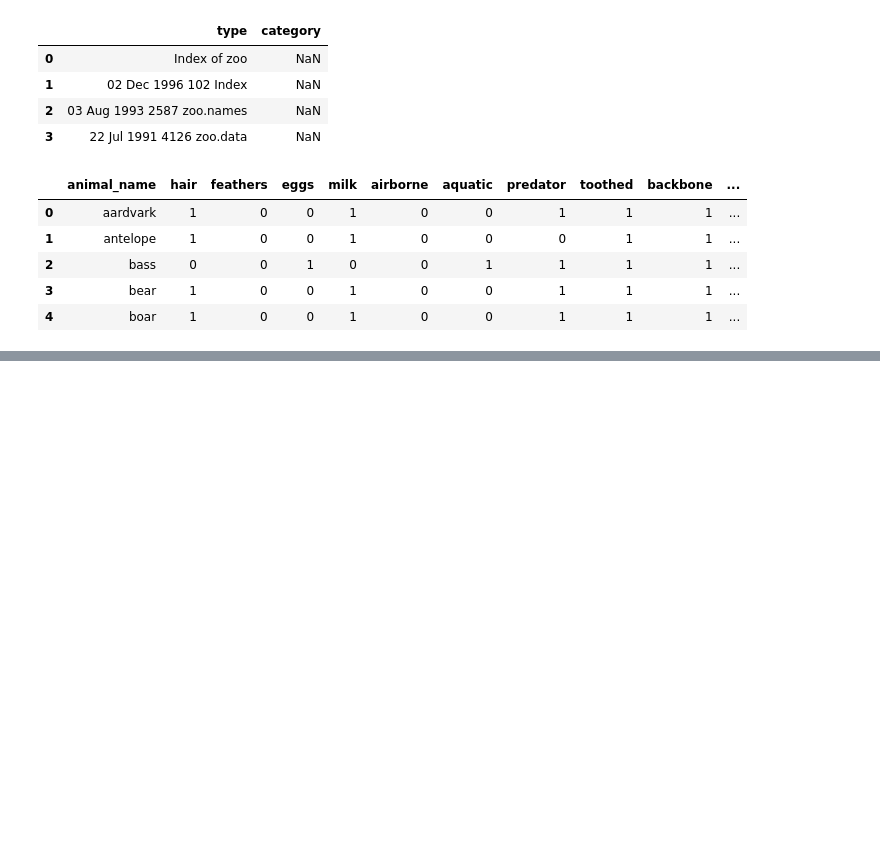
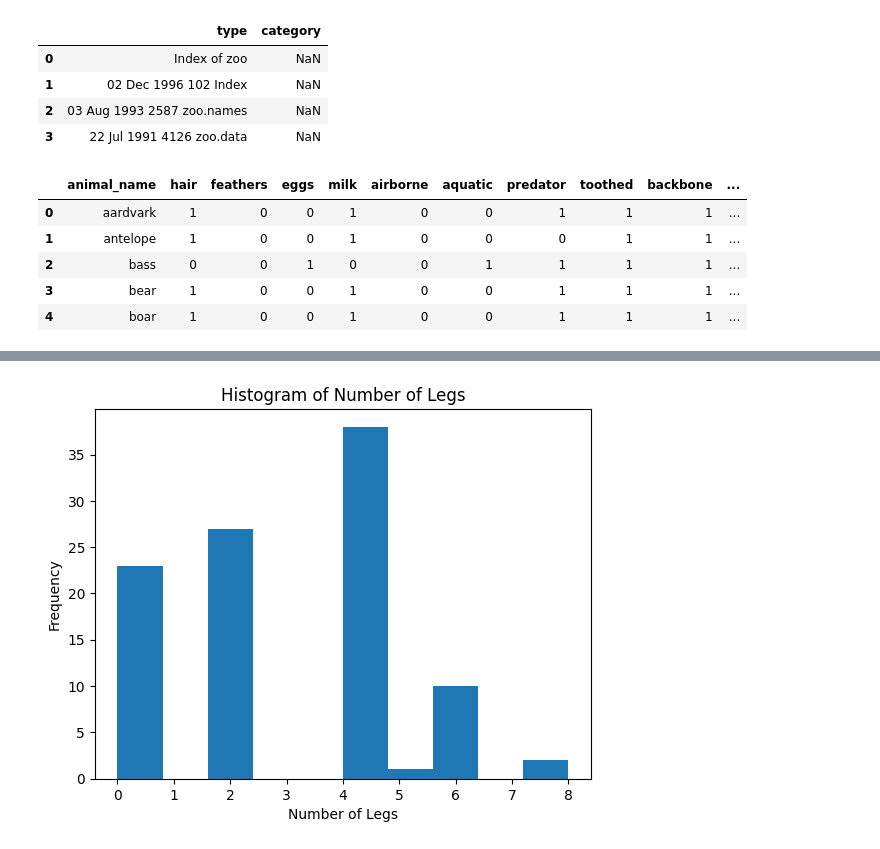
Before and after one commit to deekshasoota/ML-lab-project, a Jupyter notebook: basicdataanalysisusingnumpypandas.ipynb, the cells around one changed output, grey strips where cells are left out. Saved outputs shown, nothing was run; the diff lists cells and outputs as text; code cells hidden in the pictures; blank space fills up the shorter version.

```diff
--- a/basicdataanalysisusingnumpypandas.ipynb
+++ b/basicdataanalysisusingnumpypandas.ipynb
@@ -222,0 +337,8 @@ df.to_csv("zoo_cleaned.csv", index=False)
+# %%
+plt.hist(df["legs"])
+plt.title("Histogram of Number of Legs")
+plt.xlabel("Number of Legs")
+plt.ylabel("Frequency")
+plt.show()
+# %% [output]
+[figure, added]
```
Also changed, not shown: parts of 15 cells of this notebook.
